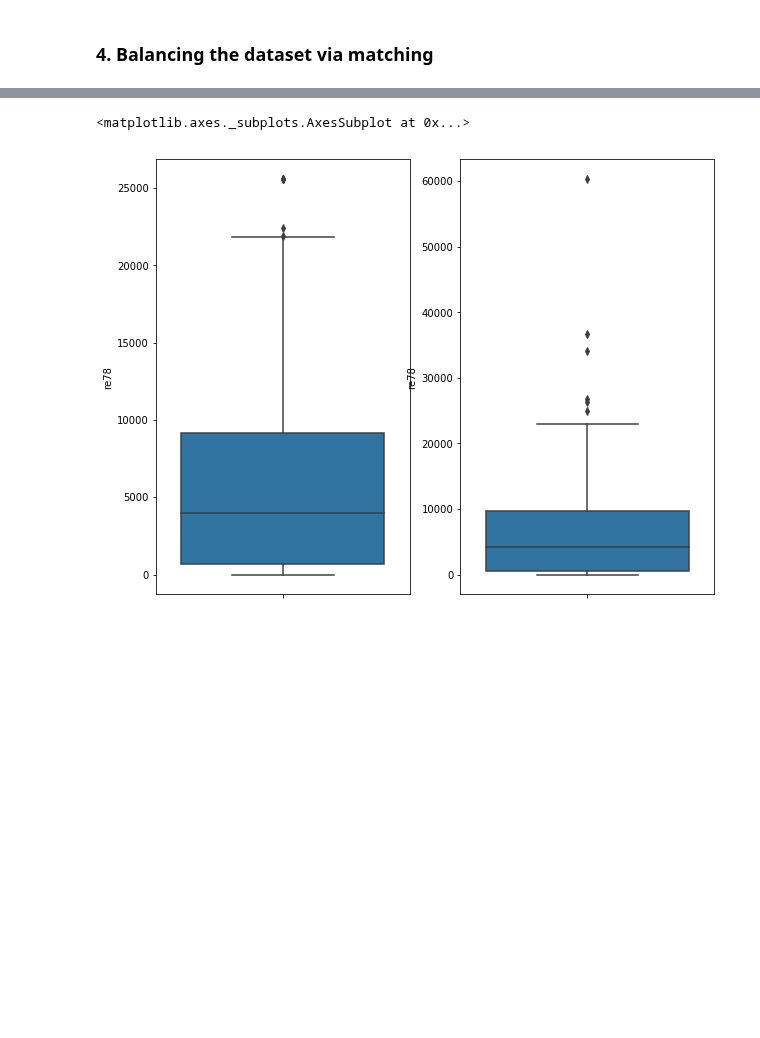
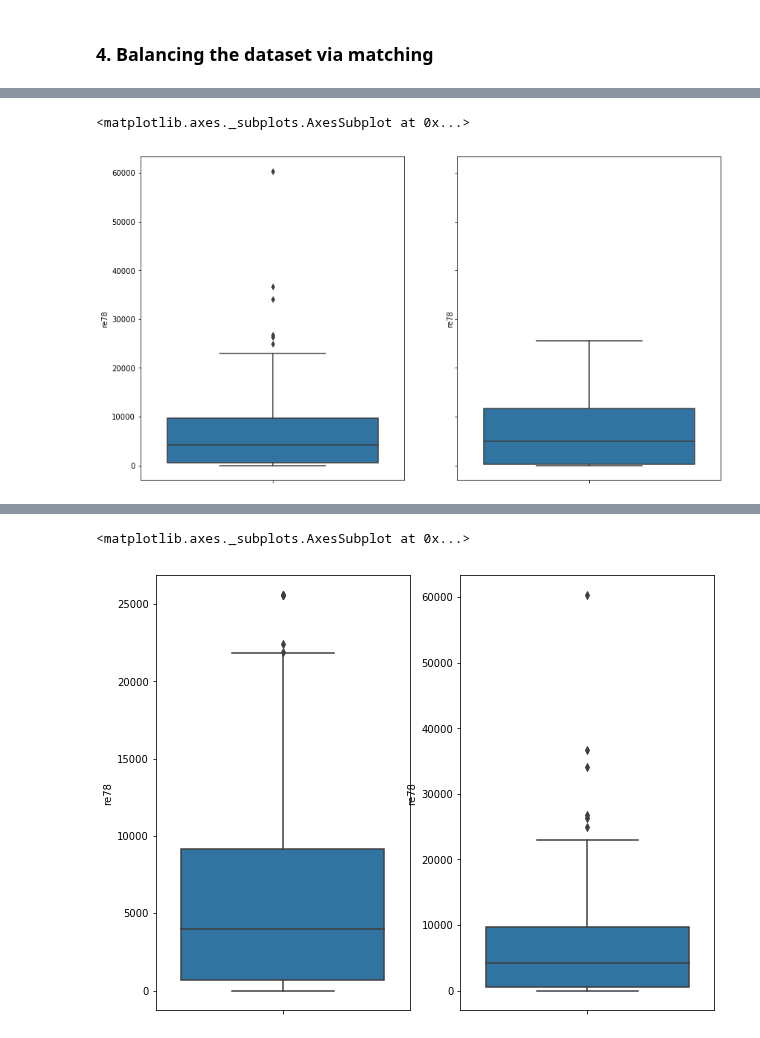
Before and after one commit to roman-bachmann/prayingmantissa, a Jupyter notebook: homework04/notebook.ipynb, the cells around one changed output, grey strips where cells are left out. Cells and saved outputs as stored; diff of their text form; code cells hidden in the pictures; blank space fills up the shorter version.

```diff
--- a/homework04/notebook.ipynb
+++ b/homework04/notebook.ipynb
@@ -112,3 +134,10 @@ match = nx.max_weight_matching(G,True)
+# %%
+_, axs = plt.subplots(1, 2, figsize=(14, 8), sharey=True)
+sns.boxplot(y='re78', data=treated, ax=axs[0])
+sns.boxplot(y='re78', data=non_treated, ax=axs[1])
+# %% [output]
+<matplotlib.axes._subplots.AxesSubplot at 0x...>
+[figure, added]
 # %%
 #initialize a networkx graph
 G = nx.Graph()
```
Also changed, not shown: parts of 7 cells of this notebook.
